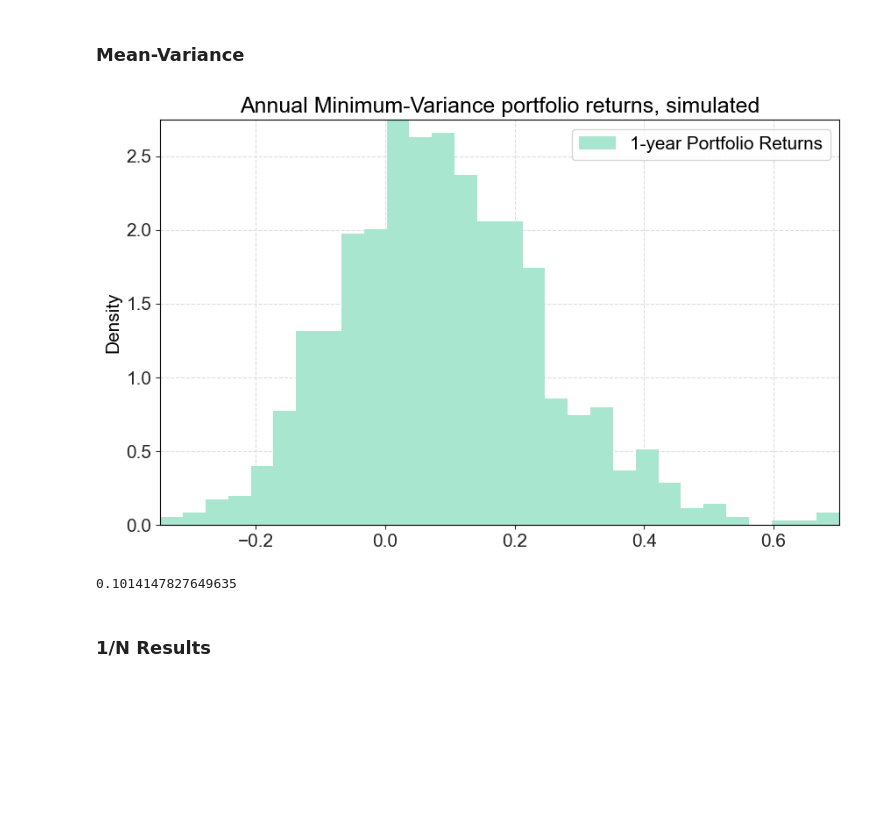
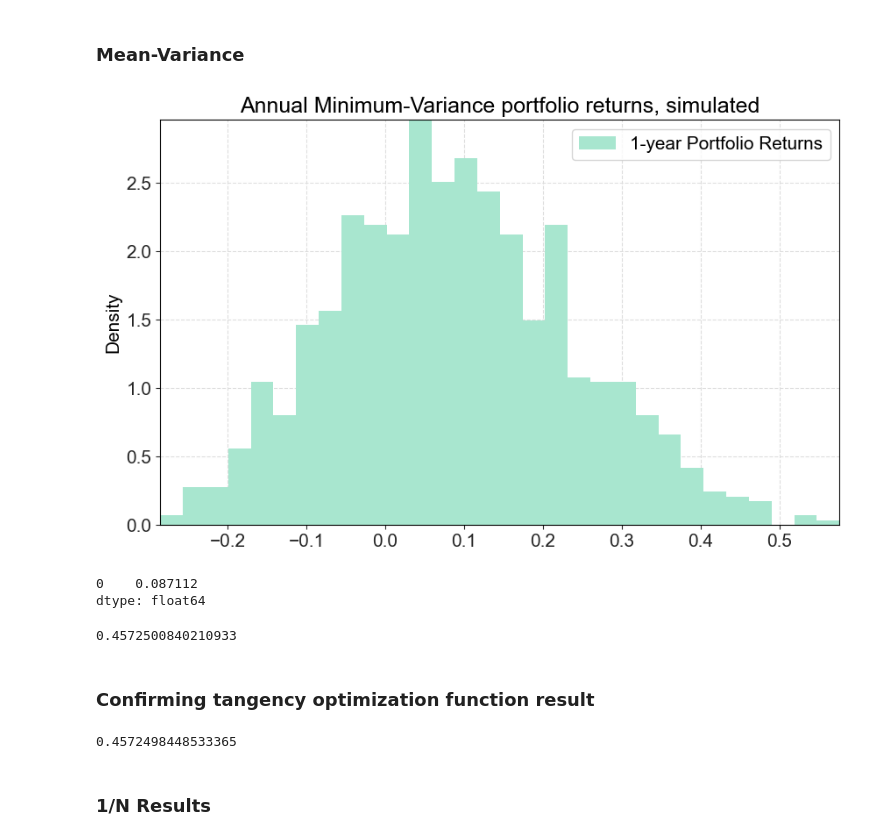
Before and after one commit to sophusmm/master_thesis, a Jupyter notebook: Main_new.ipynb, the cells around one changed output. Cells and saved outputs as stored; diff of their text form; code cells hidden in the pictures; blank space fills up the shorter version.

```diff
--- a/Main_new.ipynb
+++ b/Main_new.ipynb
@@ -402,13 +404,14 @@ expected_return_weekly = target_SR_weekly * sector_sd + risk_free_weekly
 
 simulated_returns += expected_return_weekly - np.mean(simulated_returns, axis=0)
 
+simulated_returns_log = simulated_returns
 simulated_returns_linear = np.exp(simulated_returns) - 1
 print(simulated_returns.shape)
 
 # 4. Analyze the simulated returns
 simulated_stats = MyFunctions.compute_returns_statistics(simulated_returns, risk_free=risk_free)
 simulated_stats.index=log_returns_pd.columns
-simulated_stats.drop(["VaR 99% (%)", "JB p-value"], axis=1, inplace=True)
+#simulated_stats.drop(["VaR 99% (%)", "JB p-value"], axis=1, inplace=True)
 simulated_stats.round(2)
 # %% [output]
 (52000, 30)
@@ -757,7 +734,6 @@ def calculate_portfolio_returns(weights, simulated_returns):
     """
 
     portfolio_return = pd.DataFrame(simulated_returns @ weights)
-    portfolio_return["Total"] = np.cumprod(portfolio_return.values + 1, axis=1)[:, -1] - 1 #Get the total return in the last week
     return portfolio_return
 # %%
 def calculate_portfolio_returns_buy_and_hold(weights, simulated_returns):
@@ -820,6 +796,8 @@ Constraints:
 """
 # %% [output]
 '\nOptimization strategies:\n- Minimum-variance portfolio\n- Equal-weighted 1/N\n- Risk budgeting with equal risk contribution\n- Maximum Diversification\n- CVaR or mean-CVaR\n\nConstraints:\n- Portfo ...
+# %%
+max_weight = 0.25
 # %%
 """
 Import optimizers
@@ -828,13 +806,14 @@ Import optimizers
 from Optimization_functions import *
 import fortitudo.tech as ft
 # %%
-# Use linear returns when working with portfolios
-simulated_returns = np.exp(simulated_returns) - 1
-historical_returns = np.exp(log_returns) - 1
-
 # Transform simulations into 52-week segments
 final_shape = (1000, 52, 30)
-simulated_returns_3D = simulated_returns.reshape(final_shape)
-simulated_returns_3D.shape
+simulated_returns_log_3D = simulated_returns_log.reshape(final_shape)
+print(simulated_returns_log_3D.shape)
+simulated_returns_log_annual = simulated_returns_log_3D.sum(axis=1)
+print(simulated_returns_log_annual.shape)
+
+# Use linear returns when working with portfolios
+simulated_returns_annual = np.exp(simulated_returns_log_annual) - 1
 # %% [output]
 (1000, 52, 30)
@@ -845,38 +825,54 @@ mkt_cap_returns = calculate_portfolio_returns_buy_and_hold(industry_mc_weights.v
 # %% [markdown]
 ### Mean-Variance
 # %%
-cov_mat_simulations = np.cov(simulated_returns, rowvar=False)
-min_var_weights = calculate_minimum_variance(cov_mat_simulations)
-min_var_returns = calculate_portfolio_returns_buy_and_hold(min_var_weights, simulated_returns_3D)
+cov_mat_simulations = np.cov(simulated_returns_annual, rowvar=False)
+min_var_weights = calculate_minimum_variance(cov_mat_simulations, max_weight)
+min_var_returns = calculate_portfolio_returns(min_var_weights, simulated_returns_annual)
 
 fig, ax = plt.subplots(figsize=(10, 6))
-ax.hist(min_var_returns["Total"], bins=30, density=True, label="1-year Portfolio Returns")
+ax.hist(min_var_returns, bins=30, density=True, label="1-year Portfolio Returns")
 ax.set(title="Annual Minimum-Variance portfolio returns, simulated", ylabel="Density")
 ax.legend()
 plt.show()
 # %% [output]
-[figure, old version]
+[figure, new version]
+# %%
+min_var_returns.mean()
+# %% [output]
+0    0.087112
+dtype: float64
+# %%
+mean = np.mean(simulated_returns_annual, axis=0)
+tangency_weights = calculate_tangency_portfolio(mean, cov_mat_simulations, risk_free_linear, max_weight)
+tangency_returns = calculate_portfolio_returns(tangency_weights, simulated_returns_annual)
+tangency_SR = (tangency_returns.mean()[0] - risk_free_linear) / (np.sqrt(tangency_weights @ cov_mat_simulations @ tangency_weights))
+tangency_SR
+# %% [output]
+0.4572500840210933
+# %% [markdown]
+### Confirming tangency optimization function result
 # %%
 # Constraints: Long-only & max (25%; changing) weight in individual asset
 
-S, I = simulated_returns.shape
+S, I = simulated_returns_annual.shape
 G_pf = np.vstack((np.eye(I), -np.eye(I)))
-h_pf = np.hstack((0.10 * np.ones(I), np.zeros(I))) # Upper bound 10% and lower bound 0%
+h_pf = np.hstack((max_weight * np.ones(I), np.zeros(I))) # Upper bound 25% and lower bound 0%
 p = np.ones((S, 1)) / S
-ft.cvar_options['demean'] = False
 
-mean = np.mean(simulated_returns, axis=0)
 mv_opt = ft.MeanVariance(mean, cov_mat_simulations, G=G_pf, h=h_pf)
-annual_return_target = 0.10
-weekly_return_target = (1 + annual_return_target) ** (1/52) - 1
+frontier = mv_opt.efficient_frontier(100)
 
-mv_weights = mv_opt.efficient_portfolio(return_target=weekly_return_target)
-mv_weights = mv_weights[:, 0] # change to vector
-mv_returns = calculate_portfolio_returns_buy_and_hold(mv_weights, simulated_returns_3D)
+# Finding max SR on efficient frontier
+vols = []
+for i in range(100):
+    w = frontier[:, i]
+    vol = np.sqrt(w @ cov_mat_simulations @ w)
+    vols.append(vol)
+
+srs = (mean @ frontier - risk_free_linear) / np.array(vols)
+np.max(srs)
+# %% [output]
+0.4572498448533365
-# %%
-mv_returns["Total"].mean()
-# %% [output]
-0.1014147827649635
 # %% [markdown]
 ### 1/N Results
 # %%
```
Also changed, not shown: parts of 69 cells of this notebook, 2 other files.
